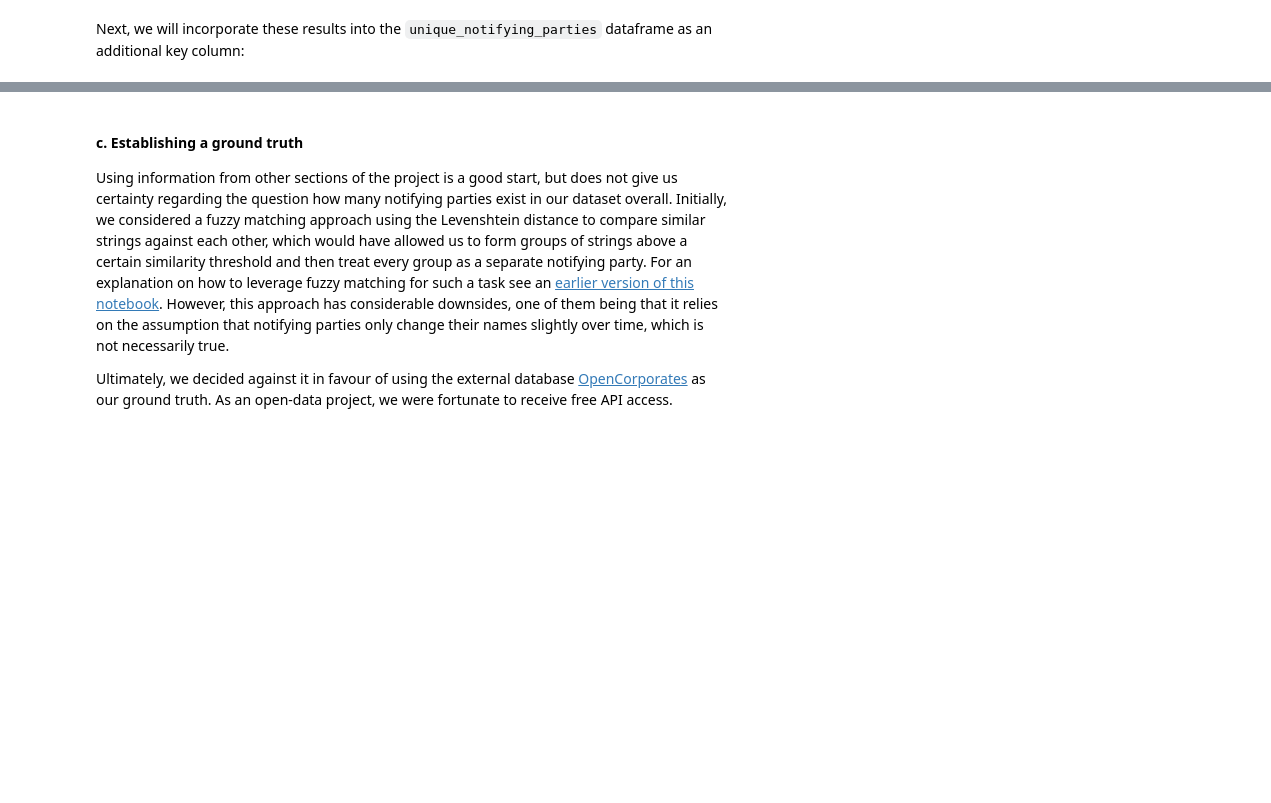
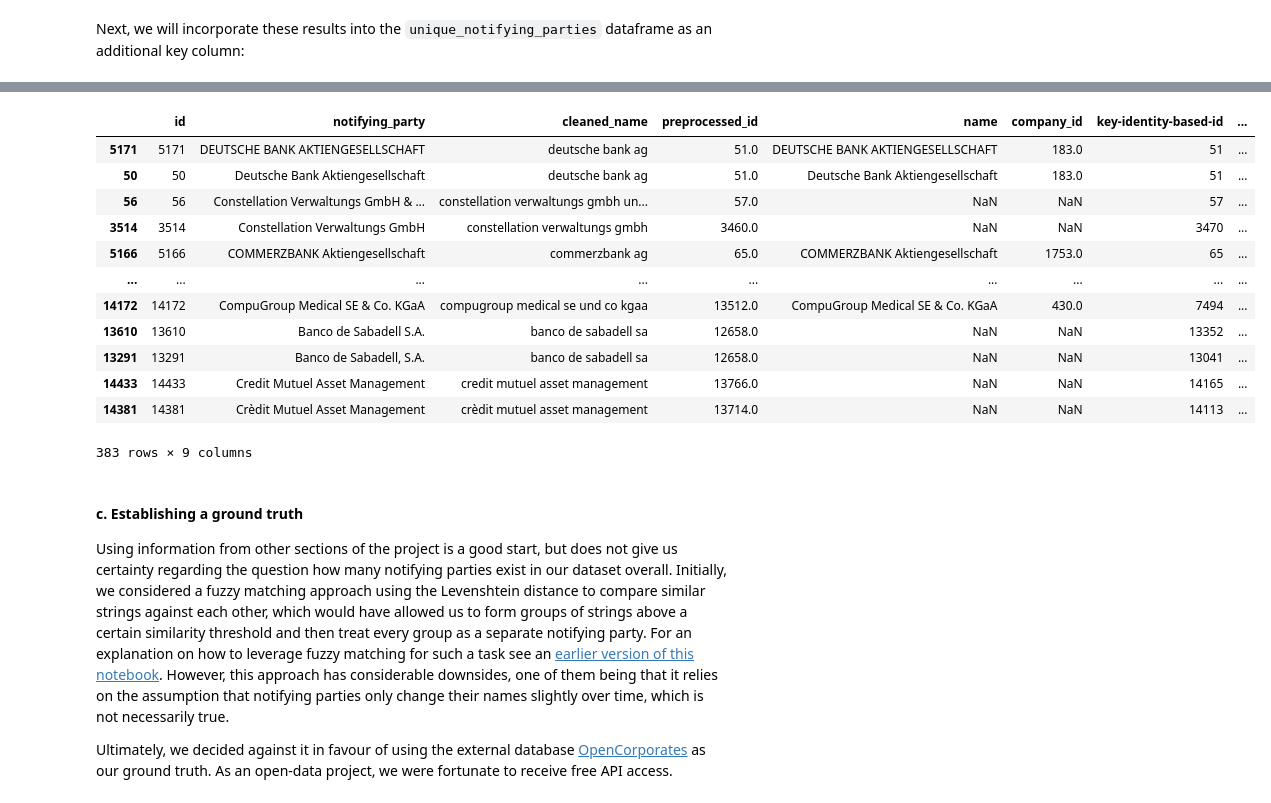
Before and after one commit to KensingtonOscupant/germanyinc-shareholders, a Jupyter notebook: src/exploration.ipynb, the cells around one changed output, grey strips where cells are left out. Drawn from its saved outputs; the diff is of its cells as text; code cells hidden in the pictures; blank space fills up the shorter version.

```diff
--- a/src/exploration.ipynb
+++ b/src/exploration.ipynb
@@ -556,7 +572,7 @@ unique_notifying_parties_enhanced = unique_notifying_parties.merge(
 )
 
 # # Drop the 'original_id' column after the merge
-# unique_notifying_parties.drop(columns='original_id', inplace=True)
+unique_notifying_parties_enhanced.drop(columns='original_id', inplace=True)
 
 unique_notifying_parties_enhanced
 # %% [output]
@@ -575,0 +594,26 @@ unique_notifying_parties_enhanced
+# %%
+# Initialize a dictionary to store the mapping of company_id to IDs
+api_id_to_id = {}
+current_id = 1
+
+# Create a new column 'oc-gpt-id-1' initialized with None
+unique_notifying_parties_enhanced['oc-gpt-id-1'] = None
+
+# Iterate over the DataFrame rows
+for index, row in unique_notifying_parties_enhanced.iterrows():
+    api_id = row['api_id']
+
+    # Handle NaN values separately
+    if pd.isna(api_id):
+        unique_notifying_parties_enhanced.at[index, 'oc-gpt-id-1'] = current_id
+        current_id += 1
+    else:
+        # If the api_id is not already in the dictionary, assign a new ID
+        if api_id not in api_id_to_id:
+            api_id_to_id[api_id] = current_id
+            current_id += 1
+
+        # Assign the ID to the 'oc-gpt-id-1' column
+        unique_notifying_parties_enhanced.at[index, 'oc-gpt-id-1'] = api_id_to_id[api_id]
+
+unique_notifying_parties_enhanced
@@ -576,3 +634,27 @@ unique_notifying_parties_enhanced
+# %%
+# Find all duplicates based on the 'oc-gpt-id-1' column
+duplicates = unique_notifying_parties_enhanced.duplicated('oc-gpt-id-1', keep=False)
+
+# Filter the DataFrame to show only duplicate rows
+duplicate_rows = unique_notifying_parties_enhanced[duplicates]
+
+# Sort the DataFrame by the 'oc-gpt-id-1' column
+duplicate_rows = duplicate_rows.sort_values(by='oc-gpt-id-1')
+duplicate_rows
+# %% [output]
+|  | id | notifying_party | cleaned_name | preprocessed_id | name | company_id | key-identity-based-id | ... |
+| 5171 | 5171 | DEUTSCHE BANK AKTIENGESELLSCHAFT | deutsche bank ag | 51.0 | DEUTSCHE BANK AKTIENGESELLSCHAFT | 183.0 | 51 | ... |
+| 50 | 50 | Deutsche Bank Aktiengesellschaft | deutsche bank ag | 51.0 | Deutsche Bank Aktiengesellschaft | 183.0 | 51 | ... |
+| 56 | 56 | Constellation Verwaltungs GmbH & ... | constellation verwaltungs gmbh un... | 57.0 | NaN | NaN | 57 | ... |
+| 3514 | 3514 | Constellation Verwaltungs GmbH | constellation verwaltungs gmbh | 3460.0 | NaN | NaN | 3470 | ... |
+| 5166 | 5166 | COMMERZBANK Aktiengesellschaft | commerzbank ag | 65.0 | COMMERZBANK Aktiengesellschaft | 1753.0 | 65 | ... |
+| ... | ... | ... | ... | ... | ... | ... | ... | ... |
+| 14172 | 14172 | CompuGroup Medical SE & Co. KGaA | compugroup medical se und co kgaa | 13512.0 | CompuGroup Medical SE & Co. KGaA | 430.0 | 7494 | ... |
+| 13610 | 13610 | Banco de Sabadell S.A. | banco de sabadell sa | 12658.0 | NaN | NaN | 13352 | ... |
+| 13291 | 13291 | Banco de Sabadell, S.A. | banco de sabadell sa | 12658.0 | NaN | NaN | 13041 | ... |
+| 14433 | 14433 | Credit Mutuel Asset Management | credit mutuel asset management | 13766.0 | NaN | NaN | 14165 | ... |
+| 14381 | 14381 | Crèdit Mutuel Asset Management | crèdit mutuel asset management | 13714.0 | NaN | NaN | 14113 | ... |
+383 rows × 9 columns
 # %% [markdown]
 #### c. Establishing a ground truth
 
```
Also changed, not shown: parts of 5 cells of this notebook.
